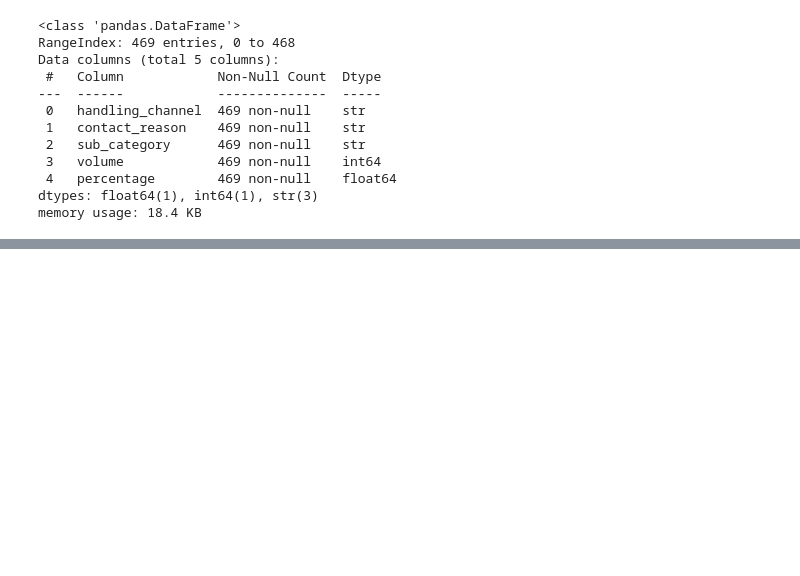
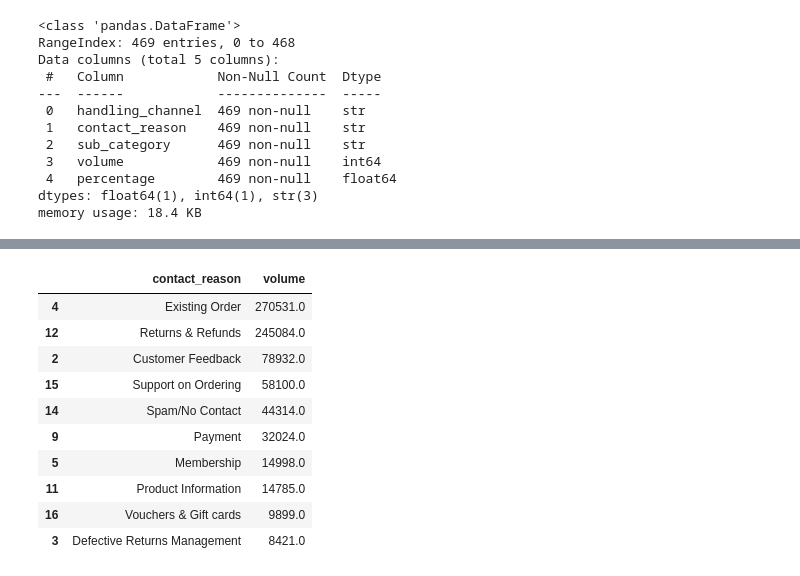
Before and after one commit to JuanjoRestrepo/TaskUS---Adidas-LAM-Chatbot-Analytics-Case, a Jupyter notebook: notebooks/notebooks/01_data_understanding.ipynb, the cells around one changed output, grey strips where cells are left out. Saved outputs shown, nothing was run; the diff lists cells and outputs as text; code cells hidden in the pictures; blank space fills up the shorter version.

```diff
--- a/notebooks/notebooks/01_data_understanding.ipynb
+++ b/notebooks/notebooks/01_data_understanding.ipynb
@@ -967,0 +1113,22 @@ memory usage: 18.4 KB
+# %%
+overall_intents = (
+    categories_df
+    .groupby("contact_reason")["volume"]
+    .sum()
+    .reset_index()
+    .sort_values(by="volume", ascending=False)
+)
+
+overall_intents.head(10)
+# %% [output]
+|  | contact_reason | volume |
+| 4 | Existing Order | 270531.0 |
+| 12 | Returns & Refunds | 245084.0 |
+| 2 | Customer Feedback | 78932.0 |
+| 15 | Support on Ordering | 58100.0 |
+| 14 | Spam/No Contact | 44314.0 |
+| 9 | Payment | 32024.0 |
+| 5 | Membership | 14998.0 |
+| 11 | Product Information | 14785.0 |
+| 16 | Vouchers & Gift cards | 9899.0 |
+| 3 | Defective Returns Management | 8421.0 |
```
Also changed, not shown: parts of 19 cells of this notebook.
